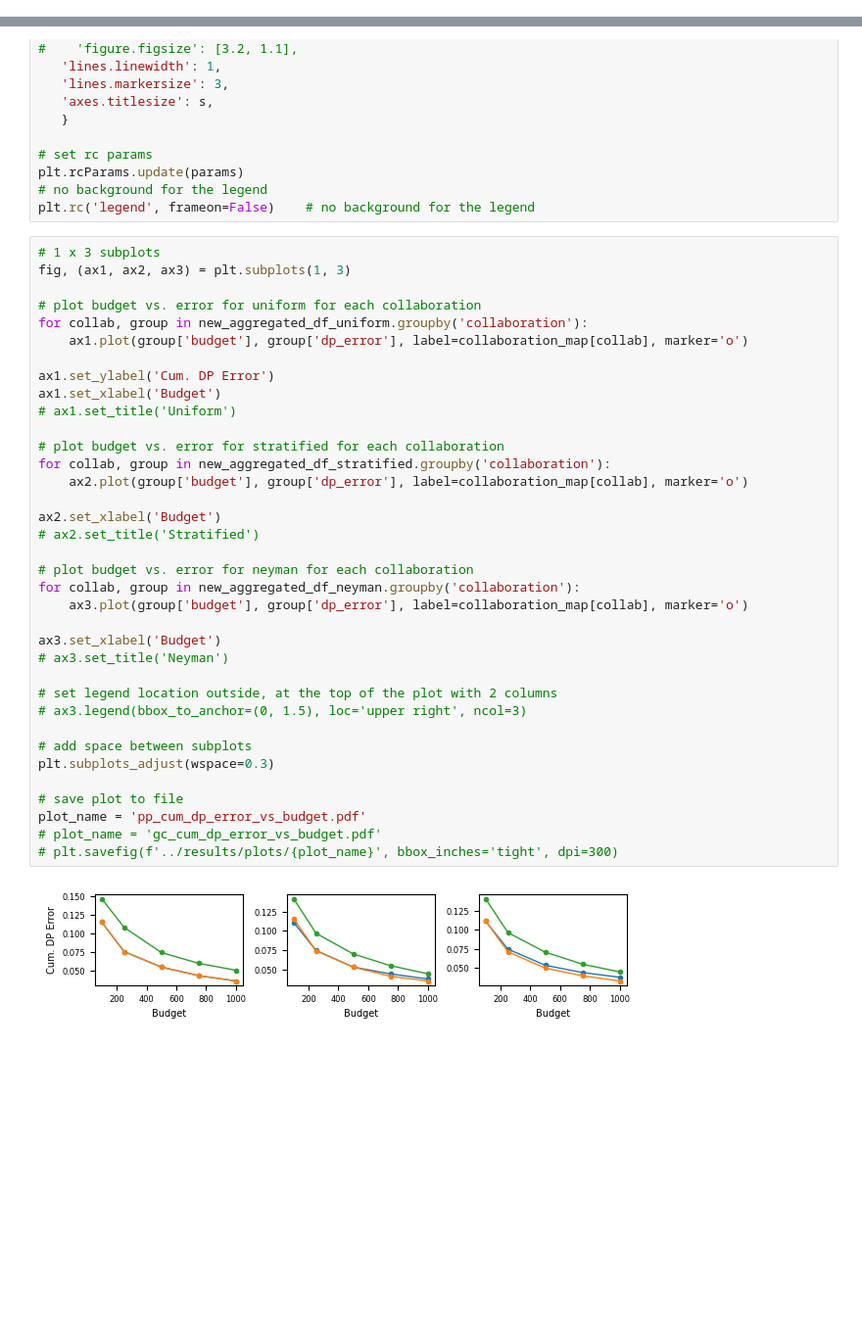
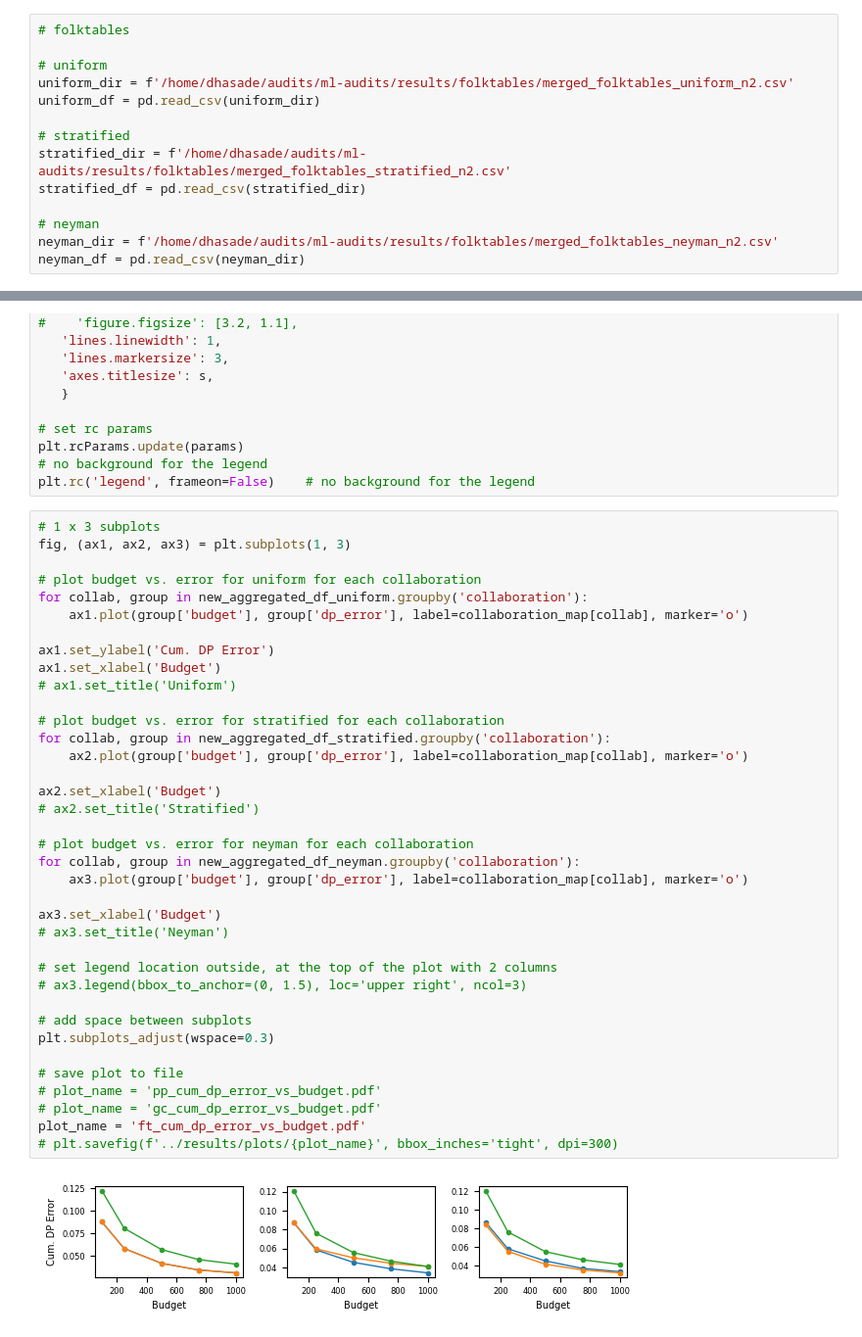
Before and after one commit to sacs-epfl/fairness-audits-with-collaboration, a Jupyter notebook: scripts/plot_errors.ipynb, the cells around one changed output, grey strips where cells are left out. Shown at 98% size. Saved outputs shown, nothing was run; the diff lists cells and outputs as text; blank space fills up the shorter version.

```diff
--- a/scripts/plot_errors.ipynb
+++ b/scripts/plot_errors.ipynb
@@ -247,6 +247,20 @@ stratified_df = pd.read_csv(stratified_dir)
 # neyman
 neyman_dir = f'/home/dhasade/audits/ml-audits/results/german_credit/merged_german_credit_neyman_n2.csv'
 neyman_df = pd.read_csv(neyman_dir)
+# %%
+# folktables
+
+# uniform
+uniform_dir = f'/home/dhasade/audits/ml-audits/results/folktables/merged_folktables_uniform_n2.csv'
+uniform_df = pd.read_csv(uniform_dir)
+
+# stratified
+stratified_dir = f'/home/dhasade/audits/ml-audits/results/folktables/merged_folktables_stratified_n2.csv'
+stratified_df = pd.read_csv(stratified_dir)
+
+# neyman
+neyman_dir = f'/home/dhasade/audits/ml-audits/results/folktables/merged_folktables_neyman_n2.csv'
+neyman_df = pd.read_csv(neyman_dir)
 # %%
 aggregated_df_uniform = uniform_df.groupby(['budget', 'dataset', 'collaboration', 'sample', 'agent', 'attribute'])['dp_error'].mean().reset_index()
 # sum the values for each agent
@@ -297,32 +316,33 @@ for collab, group in new_aggregated_df_uniform.groupby('collaboration'):
     ax1.plot(group['budget'], group['dp_error'], label=collaboration_map[collab], marker='o')
 
 ax1.set_ylabel('Cum. DP Error')
 ax1.set_xlabel('Budget')
 # ax1.set_title('Uniform')
 
 # plot budget vs. error for stratified for each collaboration
 for collab, group in new_aggregated_df_stratified.groupby('collaboration'):
     ax2.plot(group['budget'], group['dp_error'], label=collaboration_map[collab], marker='o')
 
 ax2.set_xlabel('Budget')
 # ax2.set_title('Stratified')
 
 # plot budget vs. error for neyman for each collaboration
 for collab, group in new_aggregated_df_neyman.groupby('collaboration'):
     ax3.plot(group['budget'], group['dp_error'], label=collaboration_map[collab], marker='o')
 
 ax3.set_xlabel('Budget')
 # ax3.set_title('Neyman')
 
 # set legend location outside, at the top of the plot with 2 columns
 # ax3.legend(bbox_to_anchor=(0, 1.5), loc='upper right', ncol=3)
 
 # add space between subplots
 plt.subplots_adjust(wspace=0.3)
 
 # save plot to file
-plot_name = 'pp_cum_dp_error_vs_budget.pdf'
+# plot_name = 'pp_cum_dp_error_vs_budget.pdf'
 # plot_name = 'gc_cum_dp_error_vs_budget.pdf'
+plot_name = 'ft_cum_dp_error_vs_budget.pdf'
 # plt.savefig(f'../results/plots/{plot_name}', bbox_inches='tight', dpi=300)
 # %% [output]
-[figure, old version]
+[figure, new version]
```
Also changed, not shown: parts of 1 cell of this notebook, 5 other files.
